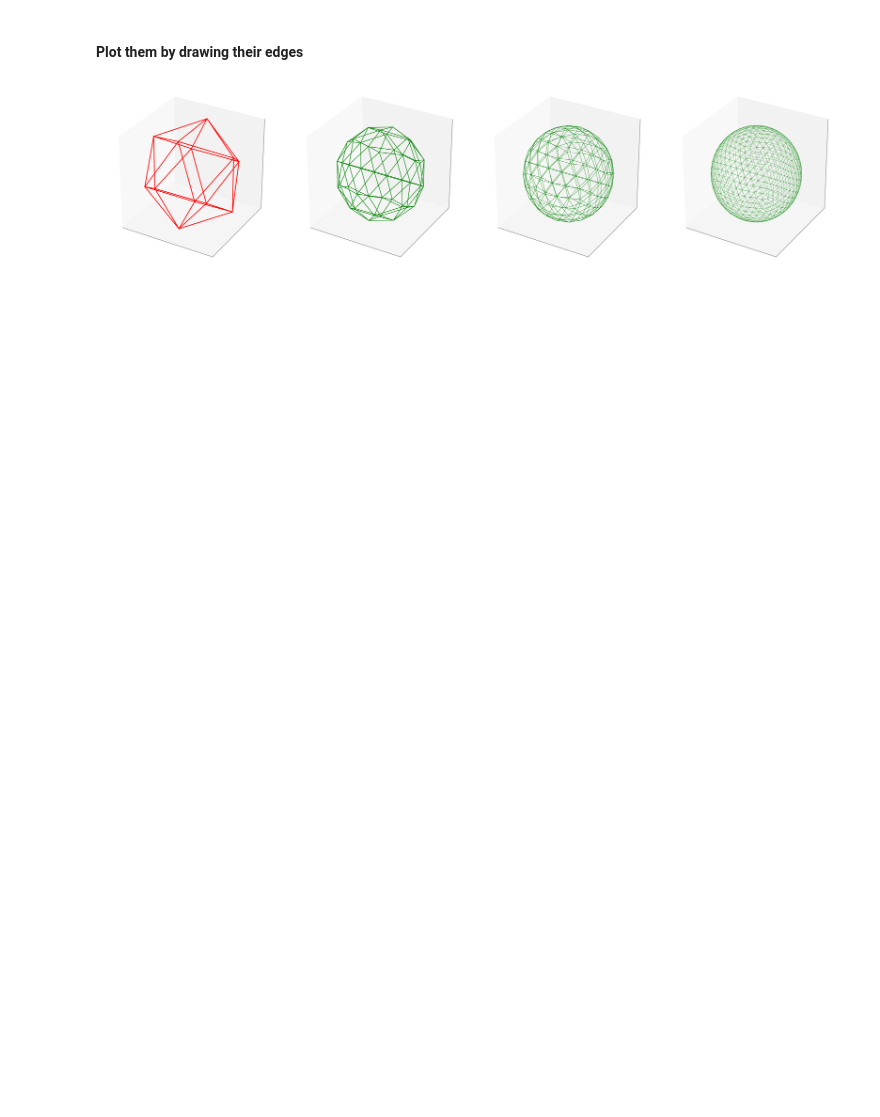
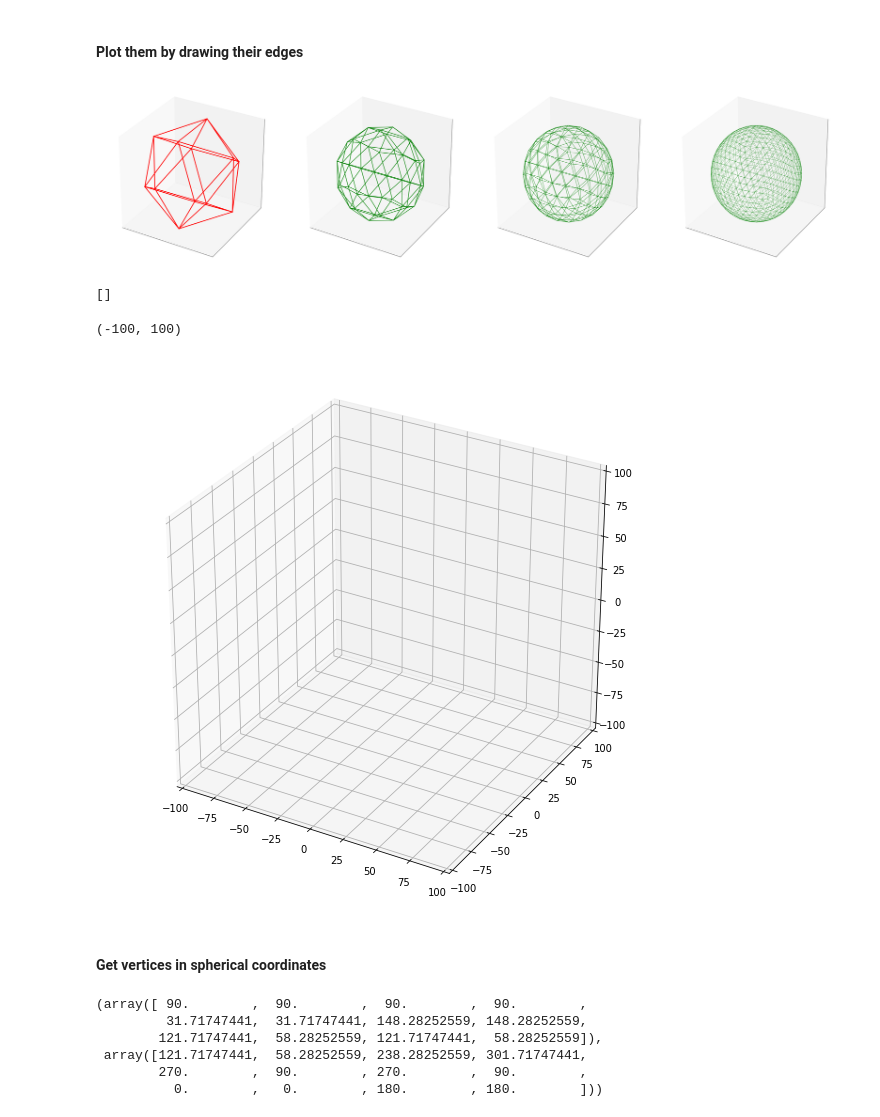
Before and after one commit to smithara/icosphere_py, a Jupyter notebook: demo.ipynb, the cells around one changed output. Cells and saved outputs as stored; diff of their text form; code cells hidden in the pictures; blank space fills up the shorter version.

```diff
--- a/demo.ipynb
+++ b/demo.ipynb
@@ -68,3 +76,39 @@ poly4.drawedges(ax,'g',0.5)
 fig.tight_layout()
 # %% [output]
 [figure]
+# %%
+poly2.get_dualfaces()
+# %% [output]
+[]
+# %%
+import numpy as np
+from mpl_toolkits.mplot3d.art3d import Poly3DCollection
+
+faces = poly2.get_dualfaces()
+
+fig = plt.figure(figsize=(10,10))
+ax = fig.add_subplot(111, projection='3d')
+#poly.drawverts(ax,'ro')
+#poly.drawedges(ax,'b',0.5)
+
+facecolors = [plt.cm.jet(x) for x in np.random.rand(len(faces))]
+patches = Poly3DCollection(faces, facecolors=facecolors)
+ax.add_collection3d(patches)
+
+ax.set_xlim3d(-100,100)
+ax.set_ylim3d(-100,100)
+ax.set_zlim3d(-100,100)
+# %% [output]
+(-100, 100)
+[figure, added]
+# %% [markdown]
+#### Get vertices in spherical coordinates
+# %%
+icos.get_verts_thetaphi()
+# %% [output]
+(array([ 90.        ,  90.        ,  90.        ,  90.        ,
+         31.71747441,  31.71747441, 148.28252559, 148.28252559,
+        121.71747441,  58.28252559, 121.71747441,  58.28252559]),
+ array([121.71747441,  58.28252559, 238.28252559, 301.71747441,
+        270.        ,  90.        , 270.        ,  90.        ,
+          0.        ,   0.        , 180.        , 180.        ]))
```
Also changed, not shown: parts of 7 cells of this notebook, 5 other files.
